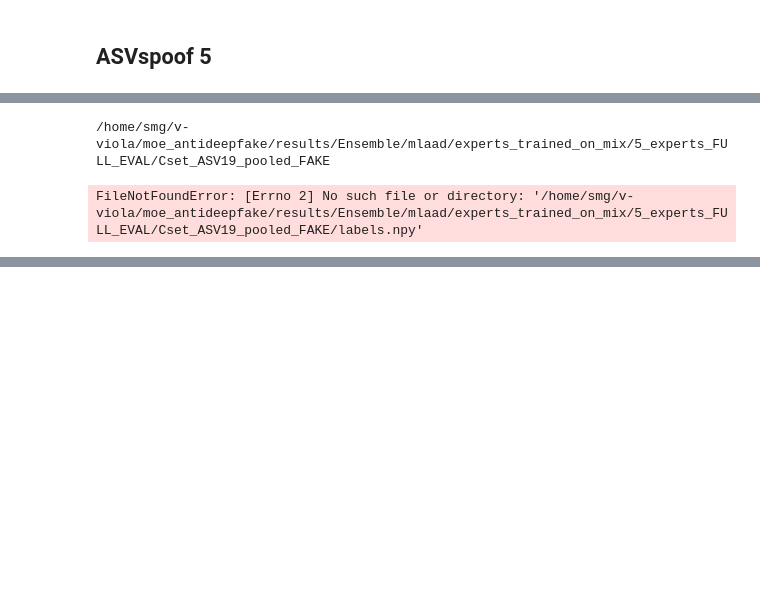
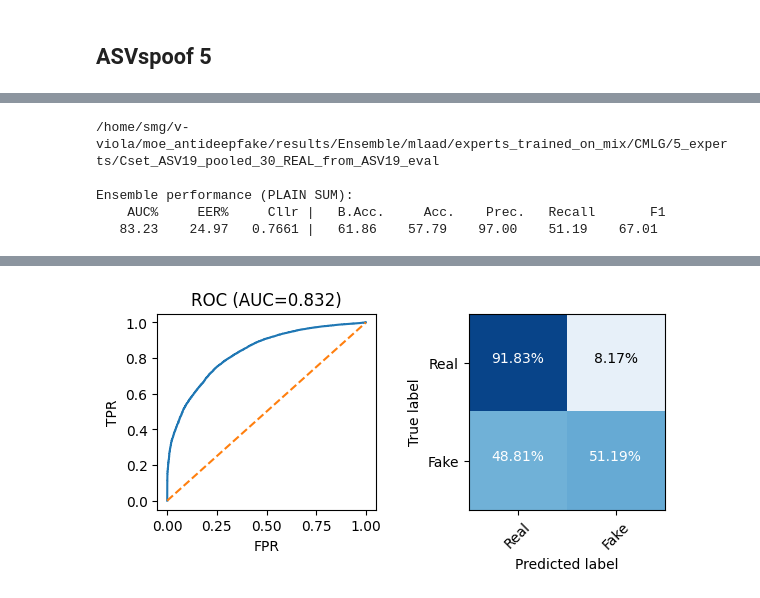
Before and after one commit to nii-yamagishilab/MoE-AntiDeepfake, a Jupyter notebook: notebooks/5a_ensemble_results.ipynb, the cells around one changed output, grey strips where cells are left out. Saved outputs shown, nothing was run; the diff lists cells and outputs as text; code cells hidden in the pictures; blank space fills up the shorter version.

```diff
--- a/notebooks/5a_ensemble_results.ipynb
+++ b/notebooks/5a_ensemble_results.ipynb
@@ -181,6 +328,7 @@ df.round(2)
 # %%
-rootpath = "/home/smg/v-viola/moe_antideepfake/results/Ensemble/mlaad/experts_trained_on_mix/5_experts_FULL_EVAL"
-specific_path = 'Cset_ASV19_pooled_FAKE'
+rootpath = "/home/smg/v-viola/moe_antideepfake/results/Ensemble/mlaad/experts_trained_on_mix/CMLG/5_experts"
+#specific_path = 'Cset_ASV19_pooled_30'
+specific_path = 'Cset_ASV19_pooled_30_REAL_from_ASV19_eval'
 
 full_path = os.path.join(rootpath, specific_path)
 print(full_path)
@@ -188,25 +336,20 @@ print(full_path)
 labels = np.load(os.path.join(full_path, "labels.npy"))
 logLR_scores = np.load(os.path.join(full_path, "scores_per_expert.npy"))
 attack_ids = np.load(os.path.join(full_path, "attack_ids.npy"))
-filenames = np.load(os.path.join(full_path, "filenames.npy"))
+
 
 # Print ensemble performance metrics & confusion matrix
 print()
 print("Ensemble performance (PLAIN SUM):")
 sum_logLR_scores = np.sum(logLR_scores, axis=0)
-#analyze_ensemble(sum_logLR_scores, labels, threshold=0)
-#print()
+analyze_ensemble(sum_logLR_scores, labels, threshold=0)
+print()
 
-print(logLR_scores.shape)
-print(sum_logLR_scores.shape)
-print()
-print(labels.shape)
-print(attack_ids.shape)
-print(np.unique(labels))
-print(np.unique(attack_ids))
 
 # Compute individual logLR
 unique_attacks = np.unique(attack_ids)
+unique_attacks = unique_attacks[:10]
+
 mean_scores_per_attack = {}
 for attack in unique_attacks:
     mask = (attack_ids == attack)
@@ -215,8 +358,11 @@ for attack in unique_attacks:
 
 # Visualize table
 df = pd.DataFrame({a: mean_scores_per_attack[a] for a in unique_attacks})
-df.index = [f"Exp {i+1}" for i in range(logLR_scores.shape[0])]
+df.index = [f"Exp {i}" for i in range(logLR_scores.shape[0])]
 df.round(2)
 # %% [output]
-/home/smg/v-viola/moe_antideepfake/results/Ensemble/mlaad/experts_trained_on_mix/5_experts_FULL_EVAL/Cset_ASV19_pooled_FAKE
+/home/smg/v-viola/moe_antideepfake/results/Ensemble/mlaad/experts_trained_on_mix/CMLG/5_experts/Cset_ASV19_pooled_30_REAL_from_ASV19_eval
+
+Ensemble performance (PLAIN SUM):
+    AUC%     EER%     Cllr |   B.Acc.     Acc.    Prec.   Recall       F1
+   83.23    24.97   0.7661 |   61.86    57.79    97.00    51.19    67.01
-FileNotFoundError: [Errno 2] No such file or directory: '/home/smg/v-viola/moe_antideepfake/results/Ensemble/mlaad/experts_trained_on_mix/5_experts_FULL_EVAL/Cset_ASV19_pooled_FAKE/labels.npy'
@@ -222,0 +375 @@ FileNotFoundError: [Errno 2] No such file or directory: '/home/smg/v-viola/moe_a
+[figure, added]
```
Also changed, not shown: parts of 12 cells of this notebook, 9 other files.
